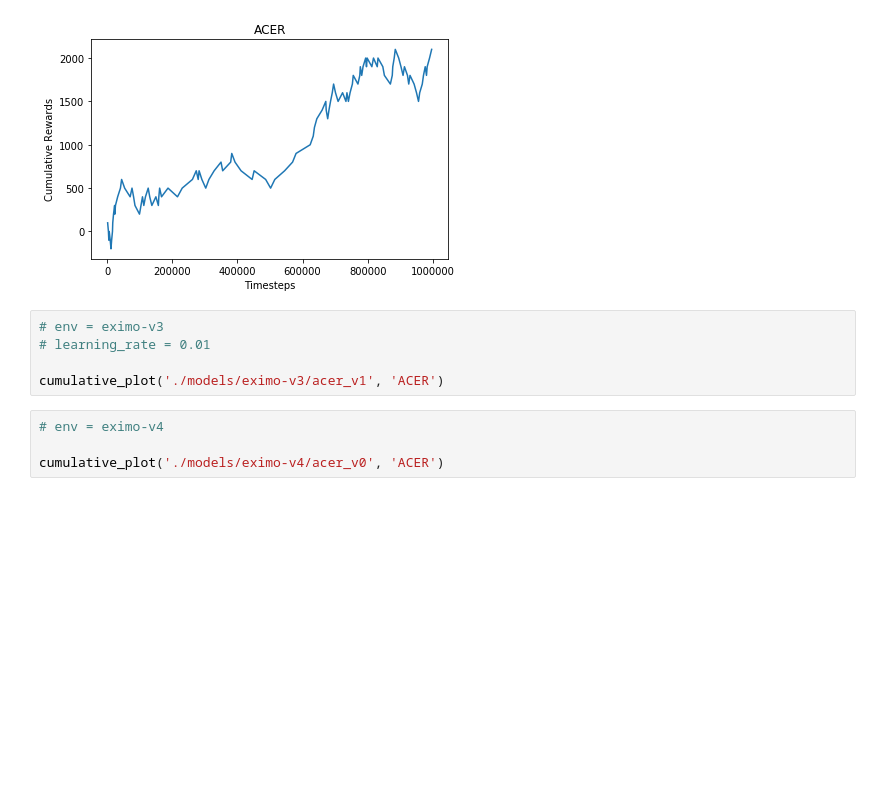
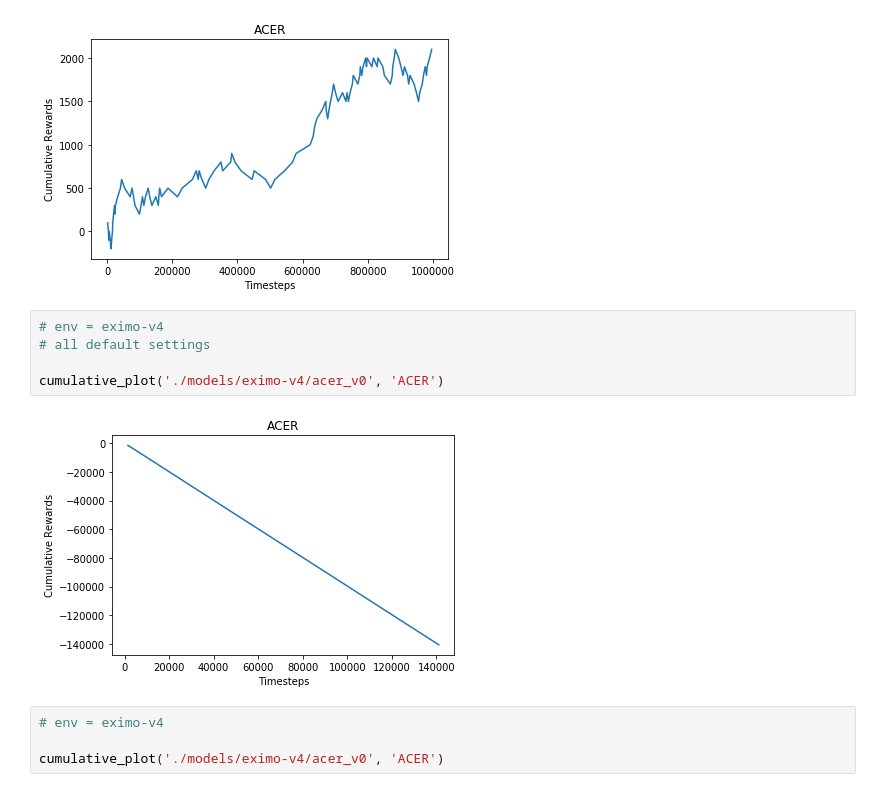
Before and after one commit to vitorhugo13/feup-iart, a Jupyter notebook: proj02/notebook.ipynb, the cells around one changed output. Drawn from its saved outputs; the diff is of its cells as text; blank space fills up the shorter version.

```diff
--- a/proj02/notebook.ipynb
+++ b/proj02/notebook.ipynb
@@ -354,10 +353,12 @@ cumulative_plot('./models/eximo-v3/acer_v0', 'ACER')
 # %% [output]
 [figure]
 # %%
-# env = eximo-v3
-# learning_rate = 0.01
+# env = eximo-v4
+# all default settings
 
-cumulative_plot('./models/eximo-v3/acer_v1', 'ACER')
+cumulative_plot('./models/eximo-v4/acer_v0', 'ACER')
+# %% [output]
+[figure, added]
 # %%
 # env = eximo-v4
 
```
Also changed, not shown: parts of 3 cells of this notebook, 6 other files.
